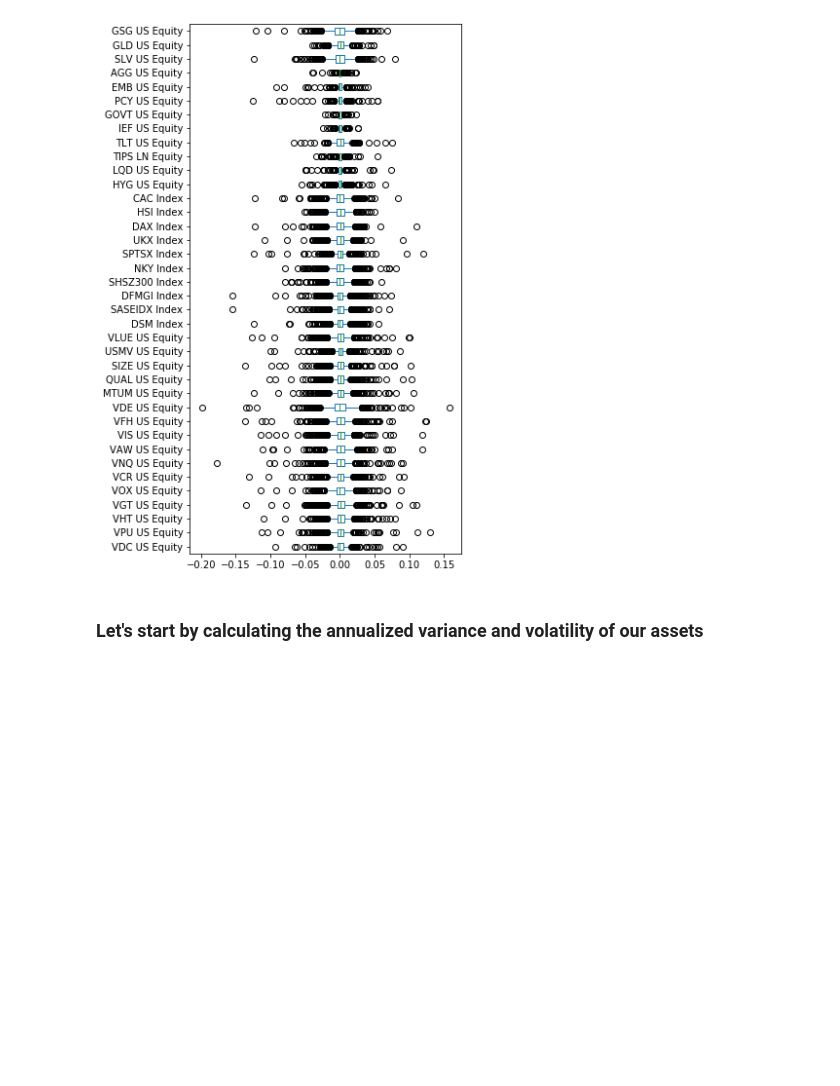
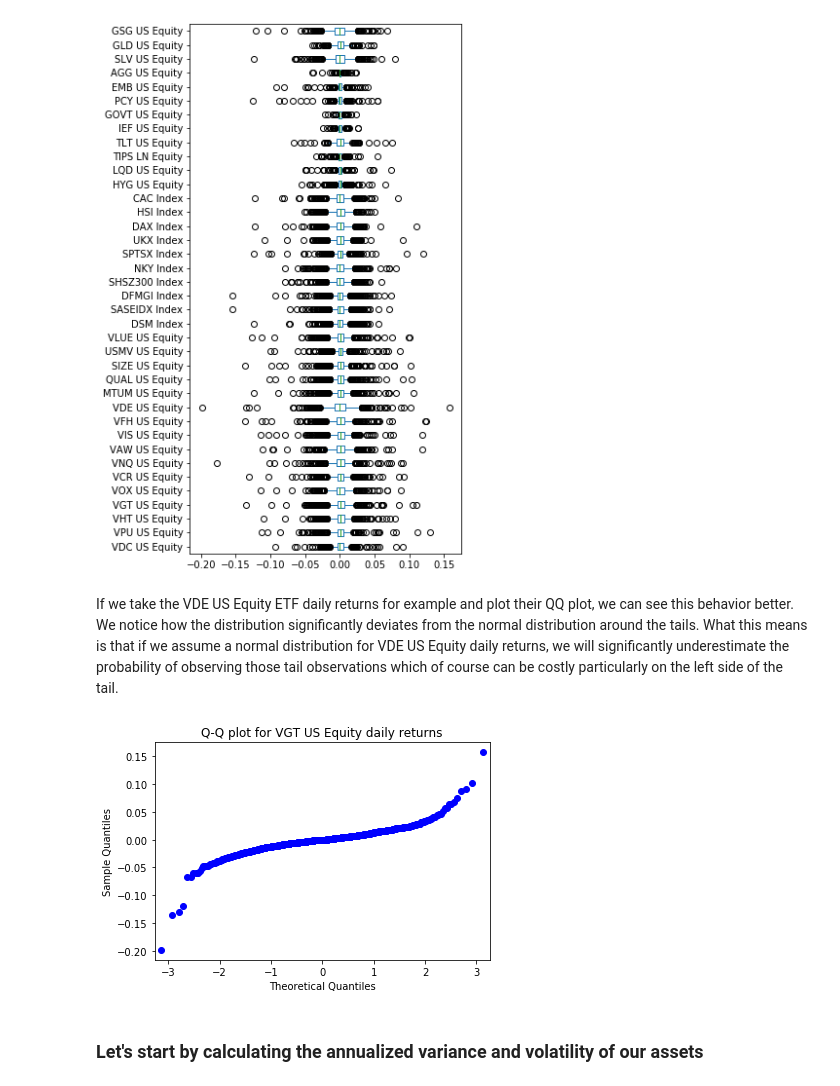
Before and after one commit to anasfrh/notebooks, a Jupyter notebook: Global Macro ETFs.ipynb, the cells around one changed output. Drawn from its saved outputs; the diff is of its cells as text; code cells hidden in the pictures; blank space fills up the shorter version.

Commit message:
Edit
Added qq plot for VGE US Equity returns

```diff
--- a/Global Macro ETFs.ipynb
+++ b/Global Macro ETFs.ipynb
@@ -52,6 +51,14 @@ returns.plot.box(figsize=(5,10), vert=False)
 # %% [output]
 <matplotlib.axes._subplots.AxesSubplot at 0x...>
 [figure]
+# %% [markdown]
+If we take the VDE US Equity ETF daily returns for example and plot their QQ plot, we can see this behavior better. We notice how the distribution significantly deviates from the normal distribution around the tails. What this means is that if we assume a normal distribution for VDE US Equity daily returns, we will significantly underestimate the probability of observing those tail observations which of course can be costly particularly on the left side of the tail.
+# %%
+sm.qqplot(returns["VDE US Equity"])
+plt.title("Q-Q plot for VGT US Equity daily returns")
+plt.show()
+# %% [output]
+[figure, added]
 # %% [markdown]
 ### Let's start by calculating the annualized variance and volatility of our assets
 # %%
```
Also changed, not shown: parts of 3 cells of this notebook.
